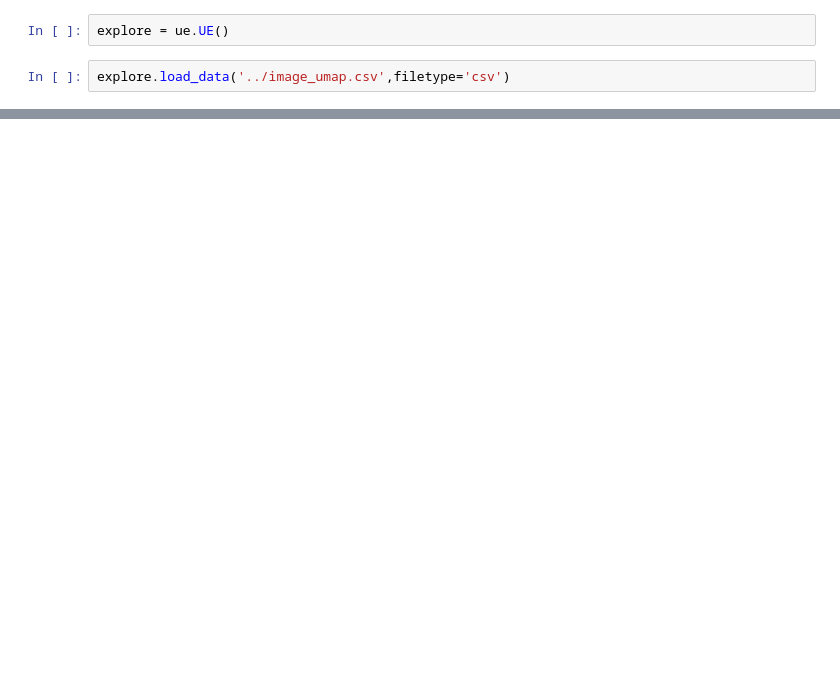
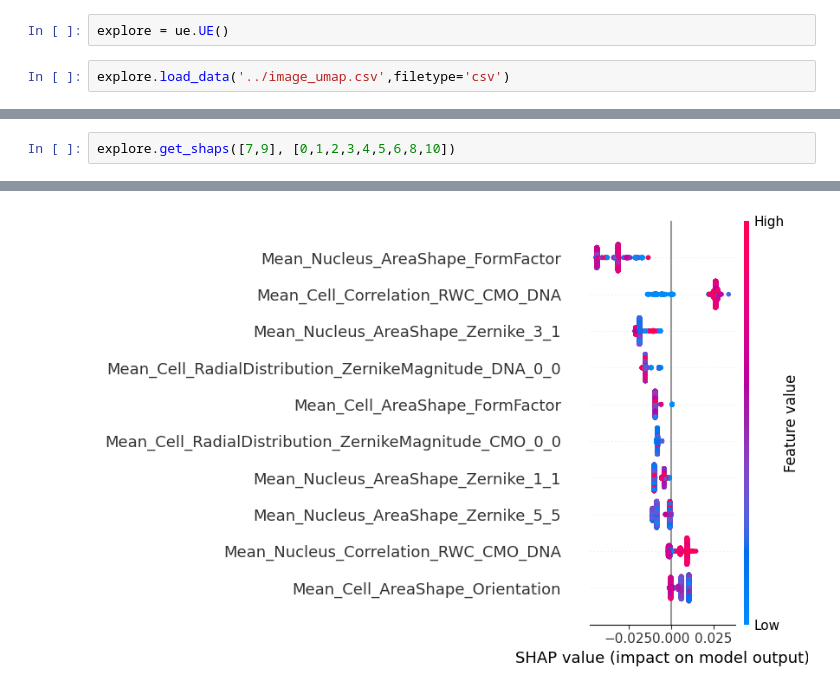
Before and after one commit to SextonLab/UMAP-Explorer, a Jupyter notebook: notebooks/example.ipynb, the cells around one changed output, grey strips where cells are left out. Saved outputs shown, nothing was run; the diff lists cells and outputs as text; blank space fills up the shorter version.

Commit message:
added shap and split violin functions

```diff
--- a/notebooks/example.ipynb
+++ b/notebooks/example.ipynb
@@ -64,0 +95,3 @@ Model MSE: 0.02
+# %%
+explore.get_shaps([7,9], [0,1,2,3,4,5,6,8,10])
+# %% [output]
@@ -64,0 +99 @@ Model MSE: 0.02
+[figure, added]
```
Also changed, not shown: parts of 15 cells of this notebook, 1 other file.
